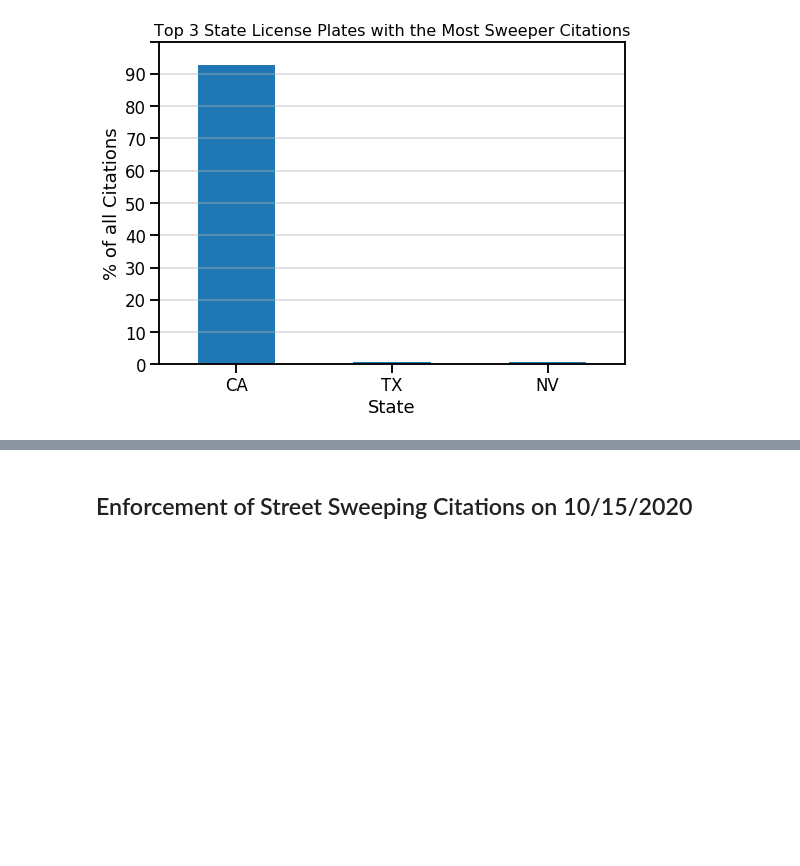
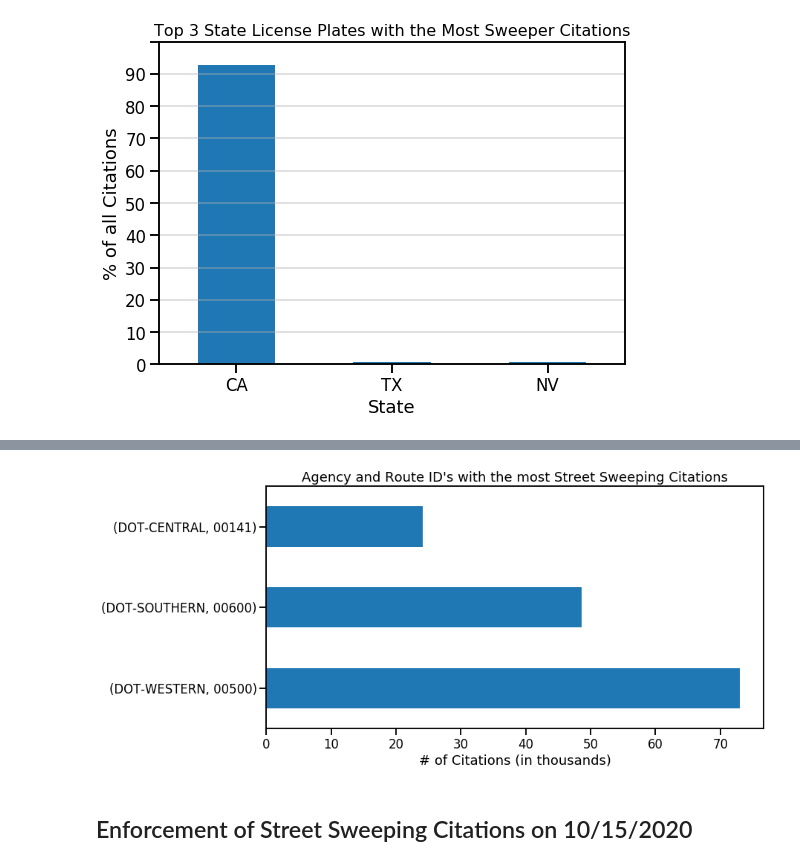
Before and after one commit to Promeos/LADOT-COVID19-enforcement, a Jupyter notebook: MVP.ipynb, the cells around one changed output, grey strips where cells are left out. Cells and saved outputs as stored; diff of their text form; code cells hidden in the pictures; blank space fills up the shorter version.

```diff
--- a/MVP.ipynb
+++ b/MVP.ipynb
@@ -335,3 +362,15 @@ top_5_routes
+# %%
+data = top_3_routes.set_index(['agency', 'route'])
+
+data.plot(kind='barh', stacked=True, figsize=(12, 6), legend=None)
+
+plt.title('Agency and Route ID\'s with the most Street Sweeping Citations')
+plt.ylabel('')
+plt.xlabel('# of Citations (in thousands)')
+
+plt.xticks(np.arange(0, 70_001, 10_000), [str(i) for i in np.arange(0, 71, 10)]);
+# %% [output]
+[figure, added]
 # %% [markdown]
 ## Enforcement of Street Sweeping Citations on 10/15/2020
 # %%
```
Also changed, not shown: parts of 15 cells of this notebook.
